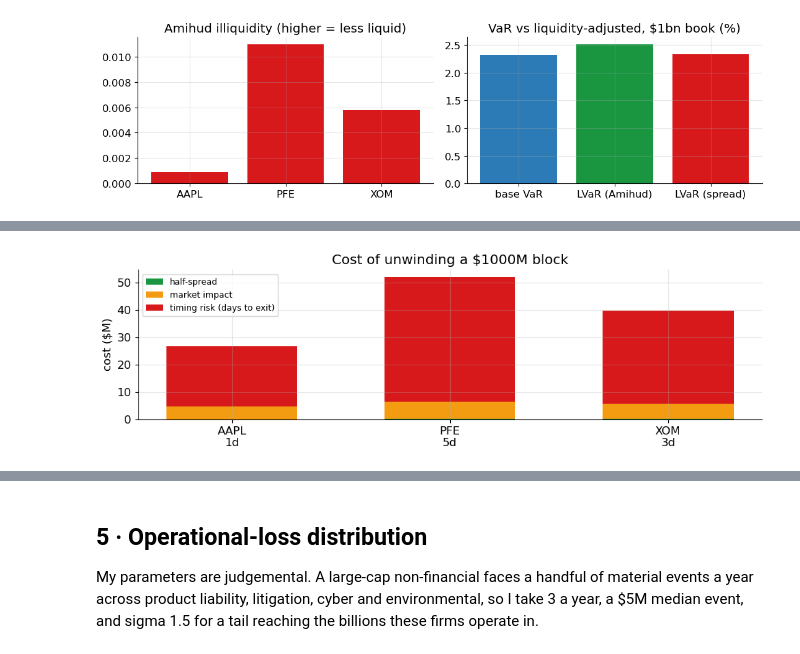
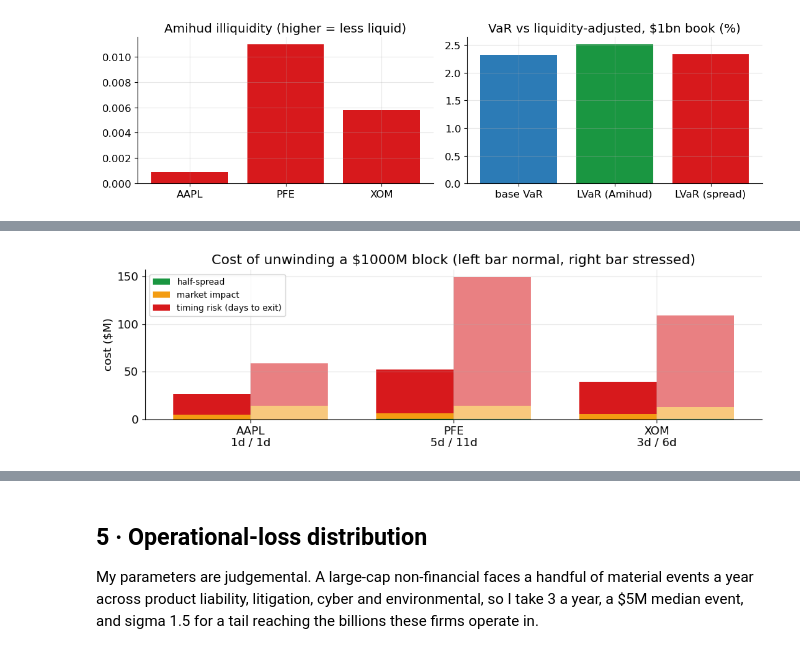
Before and after one commit to elruva/financial-risk-management-, a Jupyter notebook: assignments/A2/assignment_2.ipynb, the cells around one changed output, grey strips where cells are left out. Cells and saved outputs as stored; diff of their text form; code cells hidden in the pictures.

```diff
--- a/assignments/A2/assignment_2.ipynb
+++ b/assignments/A2/assignment_2.ipynb
@@ -36,6 +36,11 @@ RATING_PD = {'AA+': 0.0002, 'AA-': 0.0002, 'A': 0.0005}
 
 print('Equity vol:', {k: round(v, 3) for k, v in SIGMA_E.items()})
 print(f'Portfolio 1-day 99% VaR: {var_base*100:.2f}%')
+print(f'\nPrice sample ends {px.index[-1].date()}. Hand-entered Merton inputs, '
+      f'against that close:')
+for s in STOCKS:
+    print(f'  {s:5s} market cap ${E[s]/1e12:.2f}tn   total debt ${D[s]/1e9:.1f}bn   '
+          f'spot ${PRICE[s]:.2f}   last close in sample ${px[s].iloc[-1]:.2f}')
 # %% [output]
 Equity vol: {'AAPL': 0.262, 'PFE': 0.242, 'XOM': 0.233}
 Portfolio 1-day 99% VaR: 2.32%
@@ -298,6 +369,18 @@ vega  = bs_vega (S0, K, T_OPT, RF, SIG)
 theta = bs_theta(S0, K, T_OPT, RF, SIG)
 print(f'Greeks: delta {delta:.4f}   gamma {gamma:.5f}   vega ${vega:.4f} per +1% vol   '
       f'theta ${theta:.4f} per day')
+
+bump_S, bump_sig = S0*1e-4, 1e-4
+fd_delta = (bs_call(S0+bump_S, K, T_OPT, RF, SIG) - bs_call(S0-bump_S, K, T_OPT, RF, SIG)) / (2*bump_S)
+fd_gamma = (bs_call(S0+bump_S, K, T_OPT, RF, SIG) - 2*call_bs
+            + bs_call(S0-bump_S, K, T_OPT, RF, SIG)) / bump_S**2
+fd_vega  = (bs_call(S0, K, T_OPT, RF, SIG+bump_sig)
+            - bs_call(S0, K, T_OPT, RF, SIG-bump_sig)) / (2*bump_sig) / 100
+print('\nClosed-form Greeks against bumping the pricer numerically:')
+for nm, closed, bumped in [('delta', delta, fd_delta), ('gamma', gamma, fd_gamma),
+                           ('vega', vega, fd_vega)]:
+    print(f'  {nm:<6} closed form {closed:>10.6f}   bumped {bumped:>10.6f}   '
+          f'difference {closed-bumped:+.1e}')
 
 g = np.random.default_rng(7)
 var99 = lambda x: -np.percentile(x, 1)
@@ -438,43 +526,62 @@ while a quoted spread does not:
 BLOCK, PARTIC_MAX, ETA = BOOK, 0.20, 1.0
 z_liq = stats.norm.ppf(0.99)
 adv_252 = (close * volume).tail(252).mean()
+REGIMES = [('normal', 1.0, 1.0, 1.0), ('stressed', 0.4, 2.0, 3.0)]
 
 print(f'Unwinding the same ${BLOCK/1e6:.0f}M block in each name, never trading more than '
-      f'{PARTIC_MAX:.0%} of a day\'s volume:\n')
-hdr = (f"{'':>6}  {'ADV ($bn/day)':>13}  {'20% of ADV':>11}  {'days':>5}  {'half-spread':>12}  "
+      f'{PARTIC_MAX:.0%} of a day\'s volume.')
+print('The stressed regime cuts volume to 40% of normal, doubles daily volatility')
+print('and triples the spread:\n')
+hdr = (f"{'':>10}  {'ADV ($bn/day)':>13}  {'20% of ADV':>11}  {'days':>5}  {'half-spread':>12}  "
        f"{'impact':>10}  {'timing risk':>12}  {'total':>10}  {'% of block':>10}")
 print(hdr); print('-'*len(hdr))
 endo = {}
-for s in STOCKS:
-    sigma_d = ret[s].std()
-    hs      = HALF_SPREAD[s]
-    advd    = adv_252[s]
-    T       = max(1.0, np.ceil(BLOCK / (PARTIC_MAX*advd)))
-    x       = (BLOCK/advd) / T
-    spread_cost = BLOCK * hs
-    impact      = BLOCK * ETA * sigma_d * np.sqrt(x)
-    timing      = z_liq * sigma_d * BLOCK * np.sqrt(T/3.0)
-    tot         = spread_cost + impact + timing
-    endo[s] = dict(T=T, spread=spread_cost, impact=impact, timing=timing, total=tot)
-    print(f'{s:>6}  ${advd/1e9:>12.2f}  ${PARTIC_MAX*advd/1e6:>9.0f}M  {int(T):>5}  '
-          f'${spread_cost/1e6:>11.2f}M  ${impact/1e6:>9.2f}M  ${timing/1e6:>11.2f}M  '
-          f'${tot/1e6:>9.2f}M  {tot/BLOCK:>9.2%}')
+for regime, vol_mult, sigma_mult, spread_mult in REGIMES:
+    for s in STOCKS:
+        sigma_d = ret[s].std() * sigma_mult
+        hs      = HALF_SPREAD[s] * spread_mult
+        advd    = adv_252[s] * vol_mult
+        T       = max(1.0, np.ceil(BLOCK / (PARTIC_MAX*advd)))
+        x       = (BLOCK/advd) / T
+        spread_cost = BLOCK * hs
+        impact      = BLOCK * ETA * sigma_d * np.sqrt(x)
+        timing      = z_liq * sigma_d * BLOCK * np.sqrt(T/3.0)
+        tot         = spread_cost + impact + timing
+        endo[(regime, s)] = dict(T=T, spread=spread_cost, impact=impact, timing=timing, total=tot)
+        print(f'{s+" "+regime[:4]:>10}  ${advd/1e9:>12.2f}  ${PARTIC_MAX*advd/1e6:>9.0f}M  '
+              f'{int(T):>5}  ${spread_cost/1e6:>11.2f}M  ${impact/1e6:>9.2f}M  '
+              f'${timing/1e6:>11.2f}M  ${tot/1e6:>9.2f}M  {tot/BLOCK:>9.2%}')
+    print('-'*len(hdr))
 
-print(f"\nPFE takes {int(endo['PFE']['T'])} days to exit vs {int(endo['AAPL']['T'])} for AAPL, and costs "
-      f"{endo['PFE']['total']/endo['AAPL']['total']:.1f}x as much to get out of.")
-print(f"The half-spread is {endo['PFE']['total']/endo['PFE']['spread']:.0f}x too small to describe "
+n_pfe, n_aapl = endo[('normal', 'PFE')], endo[('normal', 'AAPL')]
+s_pfe, s_aapl = endo[('stressed', 'PFE')], endo[('stressed', 'AAPL')]
+print(f"\nNormally PFE takes {int(n_pfe['T'])} days to exit vs {int(n_aapl['T'])} for AAPL, and costs "
+      f"{n_pfe['total']/n_aapl['total']:.1f}x as much to get out of.")
+print(f"The half-spread is {n_pfe['total']/n_pfe['spread']:.0f}x too small to describe "
       f"PFE's real exit cost.")
+print(f"\nIn the stressed regime PFE takes {int(s_pfe['T'])} days and costs "
+      f"{s_pfe['total']/BLOCK:.2%} of the block, {s_pfe['total']/n_pfe['total']:.1f}x the normal cost, "
+      f"while AAPL still clears in {int(s_aapl['T'])} day at {s_aapl['total']/BLOCK:.2%}.")
+print(f"So the gap between my most and least liquid name widens from "
+      f"{n_pfe['total']/n_aapl['total']:.1f}x to {s_pfe['total']/s_aapl['total']:.1f}x "
+      f"exactly when I would be forced to sell.")
 
 fig, ax = plt.subplots(figsize=(10, 3.2))
-b = np.arange(len(STOCKS)); w = 0.6
-sp = np.array([endo[s]['spread']/1e6 for s in STOCKS])
-im = np.array([endo[s]['impact']/1e6 for s in STOCKS])
-tm = np.array([endo[s]['timing']/1e6 for s in STOCKS])
-ax.bar(b, sp, w, label='half-spread', color=GREEN)
-ax.bar(b, im, w, bottom=sp, label='market impact', color=GOLD)
-ax.bar(b, tm, w, bottom=sp+im, label='timing risk (days to exit)', color=RED)
-ax.set_xticks(b); ax.set_xticklabels([f'{s}\n{int(endo[s]["T"])}d' for s in STOCKS])
-ax.set_ylabel('cost ($M)'); ax.set_title(f'Cost of unwinding a ${BLOCK/1e6:.0f}M block')
+b = np.arange(len(STOCKS)); w = 0.38
+for regime, off, alpha in [('normal', -w/2, 1.0), ('stressed', w/2, 0.55)]:
+    sp = np.array([endo[(regime, s)]['spread']/1e6 for s in STOCKS])
+    im = np.array([endo[(regime, s)]['impact']/1e6 for s in STOCKS])
+    tm = np.array([endo[(regime, s)]['timing']/1e6 for s in STOCKS])
+    lab = ['half-spread', 'market impact', 'timing risk (days to exit)'] if regime == 'normal' \
+        else [None, None, None]
+    ax.bar(b+off, sp, w, label=lab[0], color=GREEN, alpha=alpha)
+    ax.bar(b+off, im, w, bottom=sp, label=lab[1], color=GOLD, alpha=alpha)
+    ax.bar(b+off, tm, w, bottom=sp+im, label=lab[2], color=RED, alpha=alpha)
+ax.set_xticks(b)
+ax.set_xticklabels([f'{s}\n{int(endo[("normal", s)]["T"])}d / {int(endo[("stressed", s)]["T"])}d'
+                    for s in STOCKS])
+ax.set_ylabel('cost ($M)')
+ax.set_title(f'Cost of unwinding a ${BLOCK/1e6:.0f}M block (left bar normal, right bar stressed)')
 ax.legend(fontsize=9)
 plt.tight_layout(); plt.show()
 # %% [output]
@@ -491,2 +608,2 @@ The half-spread is 174x too small to describe PFE's real exit cost.
-[figure, old version]
+[figure, new version]
 # %% [markdown]
```
Also changed, not shown: parts of 19 cells of this notebook, 24 other files.
